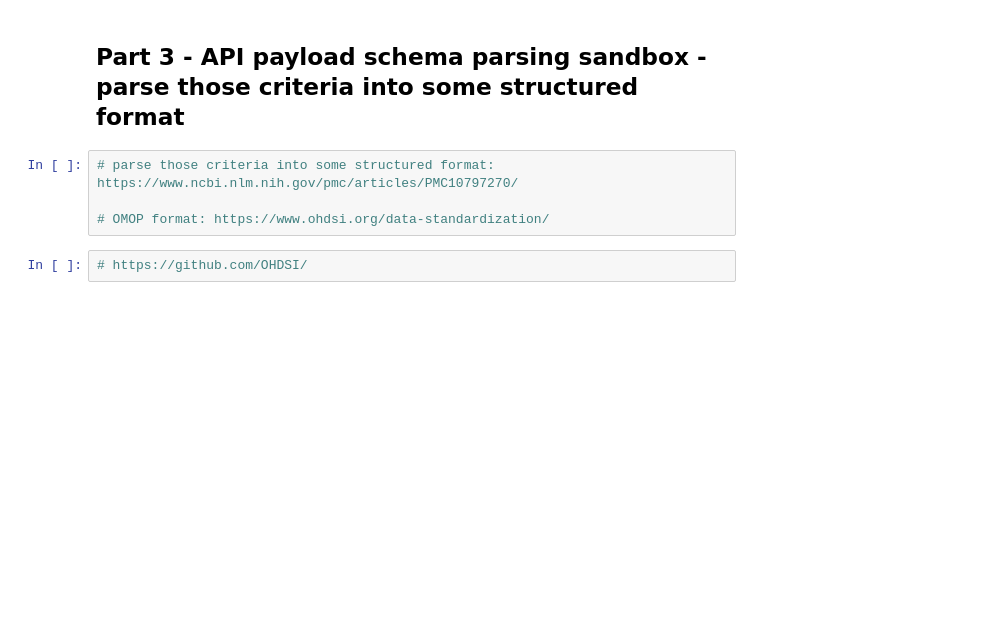
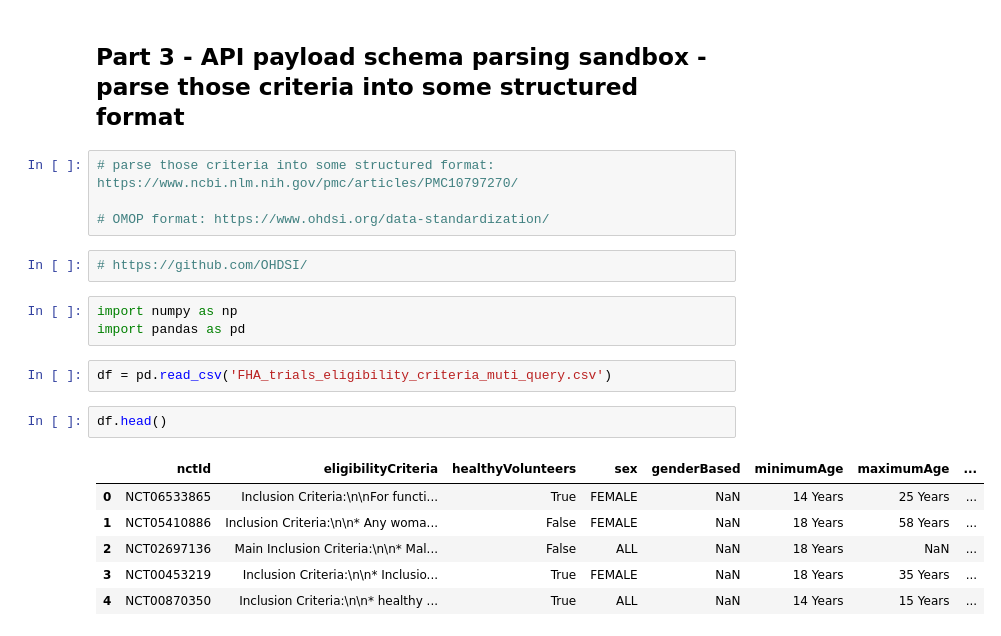
Before and after one commit to QinxiW/clinical-trials-criterias-rec, a Jupyter notebook: trails_criteria_matching_and_rec.ipynb, the cells around one changed output. Cells and saved outputs as stored; diff of their text form; blank space fills up the shorter version.

```diff
--- a/trails_criteria_matching_and_rec.ipynb
+++ b/trails_criteria_matching_and_rec.ipynb
@@ -158,3 +160,17 @@ resp_cond
 # OMOP format: https://www.ohdsi.org/data-standardization/
 # %%
 # https://github.com/OHDSI/
+# %%
+import numpy as np
+import pandas as pd
+# %%
+df = pd.read_csv('FHA_trials_eligibility_criteria_muti_query.csv')
+# %%
+df.head()
+# %% [output]
+|  | nctId | eligibilityCriteria | healthyVolunteers | sex | genderBased | minimumAge | maximumAge | ... |
+| 0 | NCT06533865 | Inclusion Criteria:\n\nFor functi... | True | FEMALE | NaN | 14 Years | 25 Years | ... |
+| 1 | NCT05410886 | Inclusion Criteria:\n\n* Any woma... | False | FEMALE | NaN | 18 Years | 58 Years | ... |
+| 2 | NCT02697136 | Main Inclusion Criteria:\n\n* Mal... | False | ALL | NaN | 18 Years | NaN | ... |
+| 3 | NCT00453219 | Inclusion Criteria:\n\n* Inclusio... | True | FEMALE | NaN | 18 Years | 35 Years | ... |
+| 4 | NCT00870350 | Inclusion Criteria:\n\n* healthy ... | True | ALL | NaN | 14 Years | 15 Years | ... |
```
Also changed, not shown: parts of 2 cells of this notebook, 2 other files.
